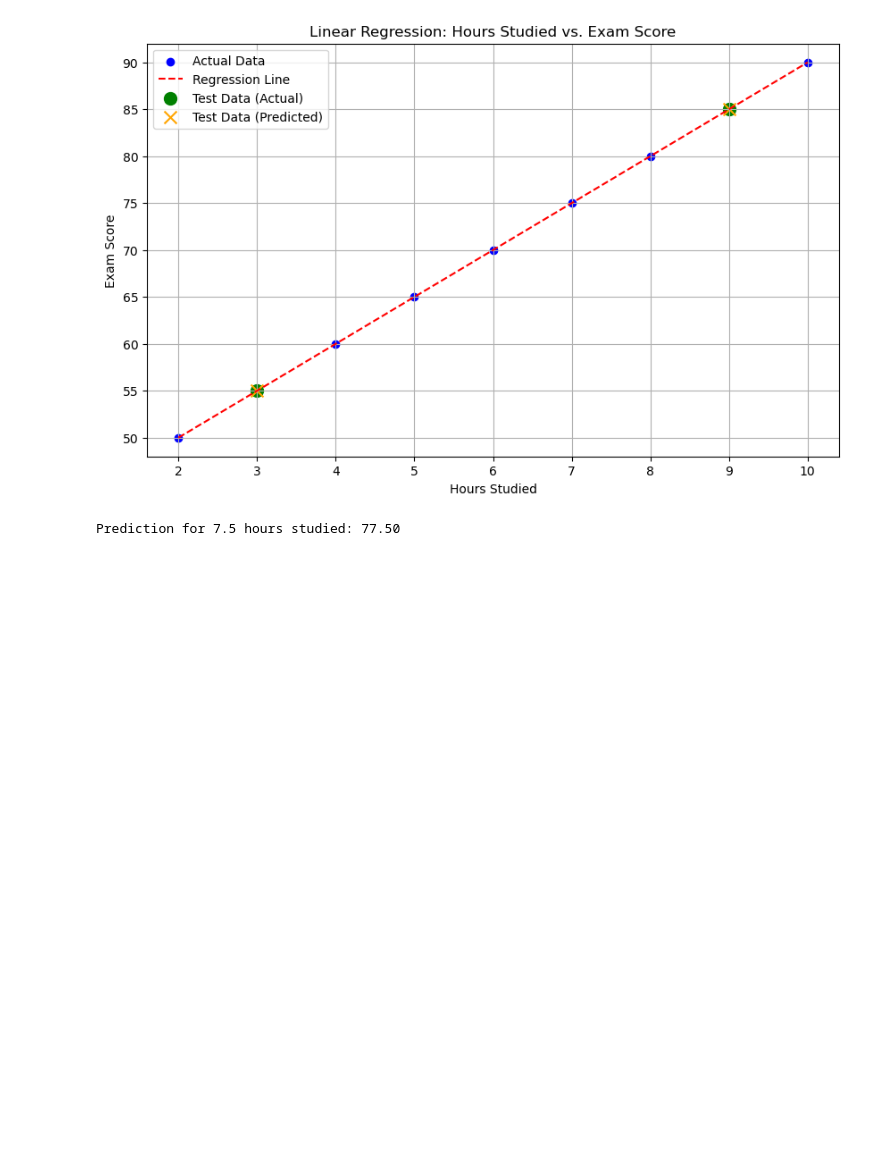
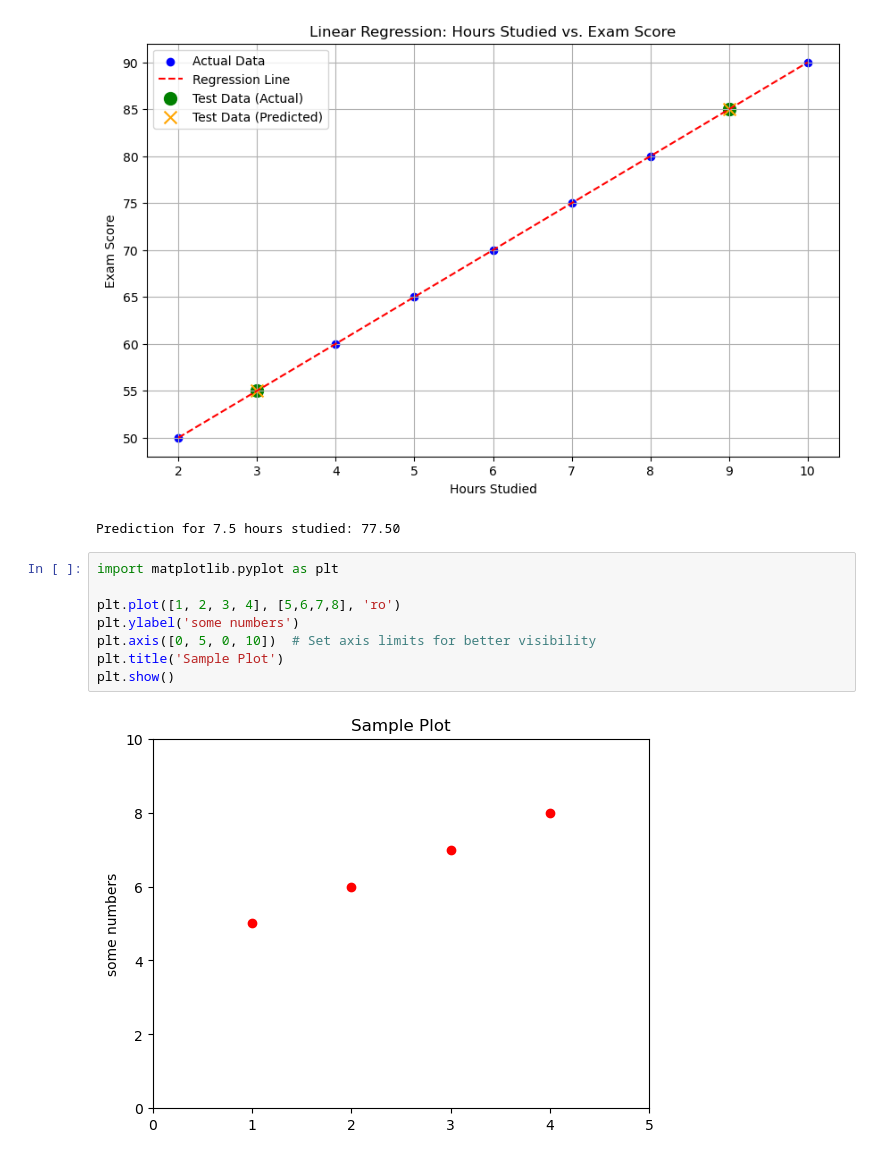
Before and after one commit to Ruhi1010/machine_learning, a Jupyter notebook: practice.ipynb, the cells around one changed output. Drawn from its saved outputs; the diff is of its cells as text; blank space fills up the shorter version.

```diff
--- a/practice.ipynb
+++ b/practice.ipynb
@@ -454,3 +454,13 @@ Mean Squared Error: 0.00
 R-squared: 1.00
 [figure]
 Prediction for 7.5 hours studied: 77.50
+# %%
+import matplotlib.pyplot as plt
+
+plt.plot([1, 2, 3, 4], [5,6,7,8], 'ro')
+plt.ylabel('some numbers')
+plt.axis([0, 5, 0, 10])  # Set axis limits for better visibility
+plt.title('Sample Plot')
+plt.show()
+# %% [output]
+[figure, added]
```
